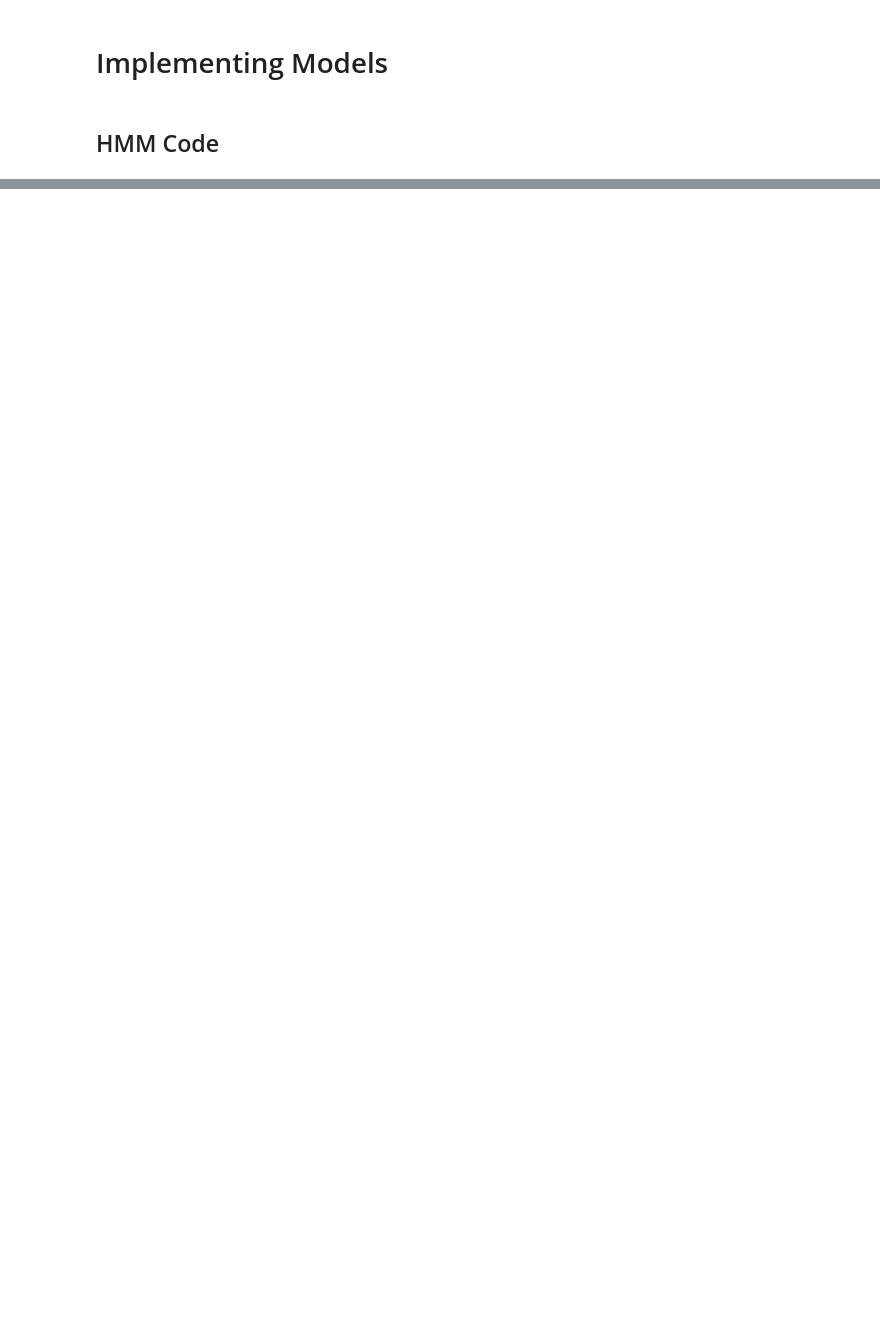
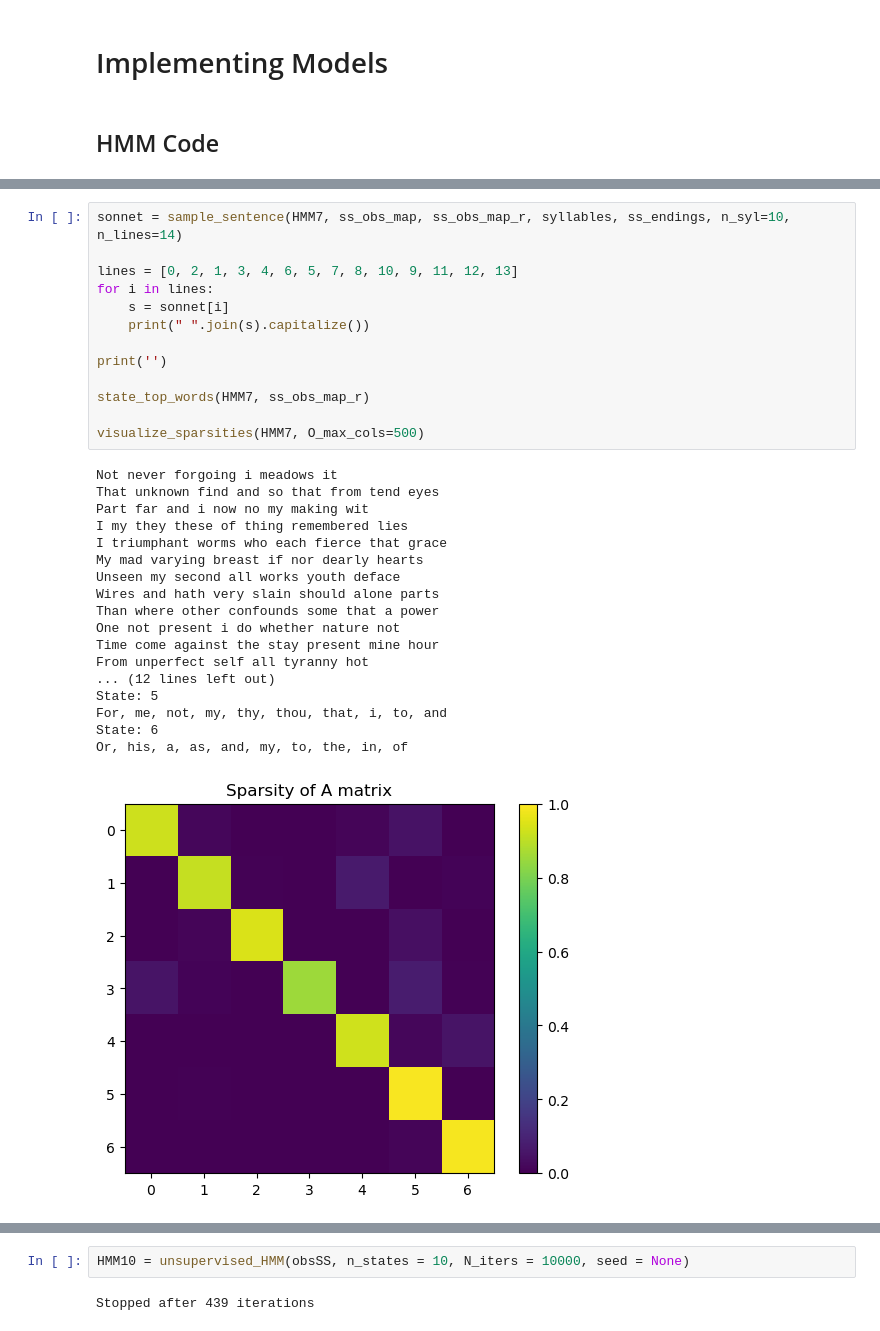
Before and after one commit to WeiHou1996/CMS-155-Project3, a Jupyter notebook: miniproject3_starter_ethan.ipynb, the cells around one changed output, grey strips where cells are left out. Cells and saved outputs as stored; diff of their text form; blank space fills up the shorter version.

```diff
--- a/miniproject3_starter_ethan.ipynb
+++ b/miniproject3_starter_ethan.ipynb
@@ -91,0 +1062,32 @@ HMM.sample_sentence(HMM1, snShakespeare.obs_map_r, syllables, n_words=10)
+# %%
+sonnet = sample_sentence(HMM7, ss_obs_map, ss_obs_map_r, syllables, ss_endings, n_syl=10, n_lines=14)
+
+lines = [0, 2, 1, 3, 4, 6, 5, 7, 8, 10, 9, 11, 12, 13]
+for i in lines:
+    s = sonnet[i]
+    print(" ".join(s).capitalize())
+
+print('')
+
+state_top_words(HMM7, ss_obs_map_r)
+
+visualize_sparsities(HMM7, O_max_cols=500)
+# %% [output]
+Not never forgoing i meadows it
+That unknown find and so that from tend eyes
+Part far and i now no my making wit
+I my they these of thing remembered lies
+I triumphant worms who each fierce that grace
+My mad varying breast if nor dearly hearts
+Unseen my second all works youth deface
+Wires and hath very slain should alone parts
+Than where other confounds some that a power
+One not present i do whether nature not
+Time come against the stay present mine hour
+From unperfect self all tyranny hot
+... (12 lines left out)
+State: 5
+For, me, not, my, thy, thou, that, i, to, and
+State: 6
+Or, his, a, as, and, my, to, the, in, of
+[figure, added]
@@ -91,0 +1095,4 @@ HMM.sample_sentence(HMM1, snShakespeare.obs_map_r, syllables, n_words=10)
+# %%
+HMM10 = unsupervised_HMM(obsSS, n_states = 10, N_iters = 10000, seed = None)
+# %% [output]
+Stopped after 439 iterations
```
Also changed, not shown: parts of 22 cells of this notebook, 22 other files.
